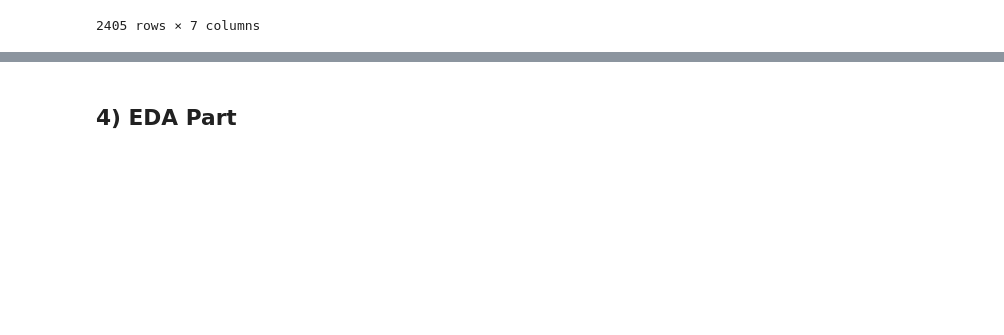
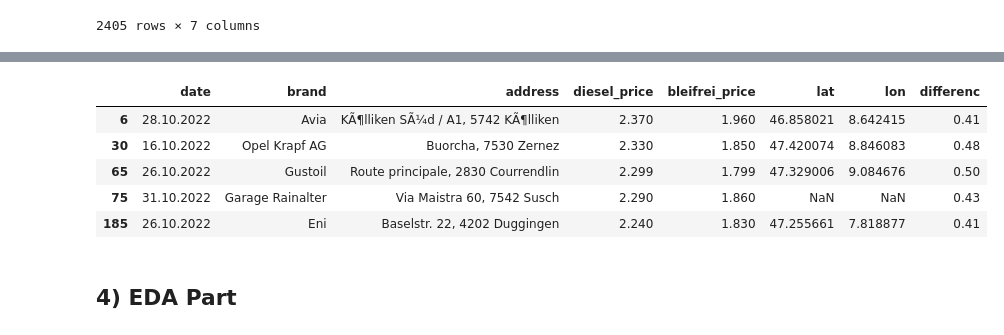
Before and after one commit to m011018/TS, a Jupyter notebook: Master/master_doc.ipynb, the cells around one changed output, grey strips where cells are left out. Cells and saved outputs as stored; diff of their text form; code cells hidden in the pictures; blank space fills up the shorter version.

```diff
--- a/Master/master_doc.ipynb
+++ b/Master/master_doc.ipynb
@@ -53,3 +149,13 @@ df
+# %%
+# high differenc
+df[df.differenc >= 0.41].head()
+# %% [output]
+|  | date | brand | address | diesel_price | bleifrei_price | lat | lon | differenc |
+| 6 | 28.10.2022 | Avia | KÃ¶lliken SÃ¼d / A1, 5742 KÃ¶lliken | 2.370 | 1.960 | 46.858021 | 8.642415 | 0.41 |
+| 30 | 16.10.2022 | Opel Krapf AG | Buorcha, 7530 Zernez | 2.330 | 1.850 | 47.420074 | 8.846083 | 0.48 |
+| 65 | 26.10.2022 | Gustoil | Route principale, 2830 Courrendlin | 2.299 | 1.799 | 47.329006 | 9.084676 | 0.50 |
+| 75 | 31.10.2022 | Garage Rainalter | Via Maistra 60, 7542 Susch | 2.290 | 1.860 | NaN | NaN | 0.43 |
+| 185 | 26.10.2022 | Eni | Baselstr. 22, 4202 Duggingen | 2.240 | 1.830 | 47.255661 | 7.818877 | 0.41 |
 # %% [markdown]
 ## 4) EDA Part
 # %%
```
Also changed, not shown: parts of 10 cells of this notebook.
